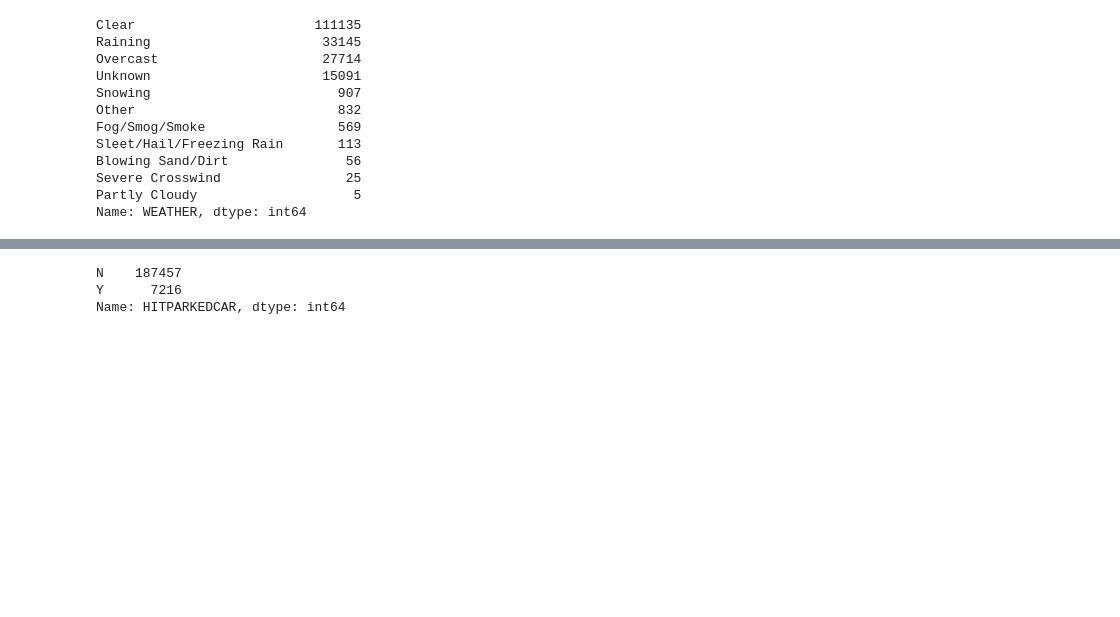
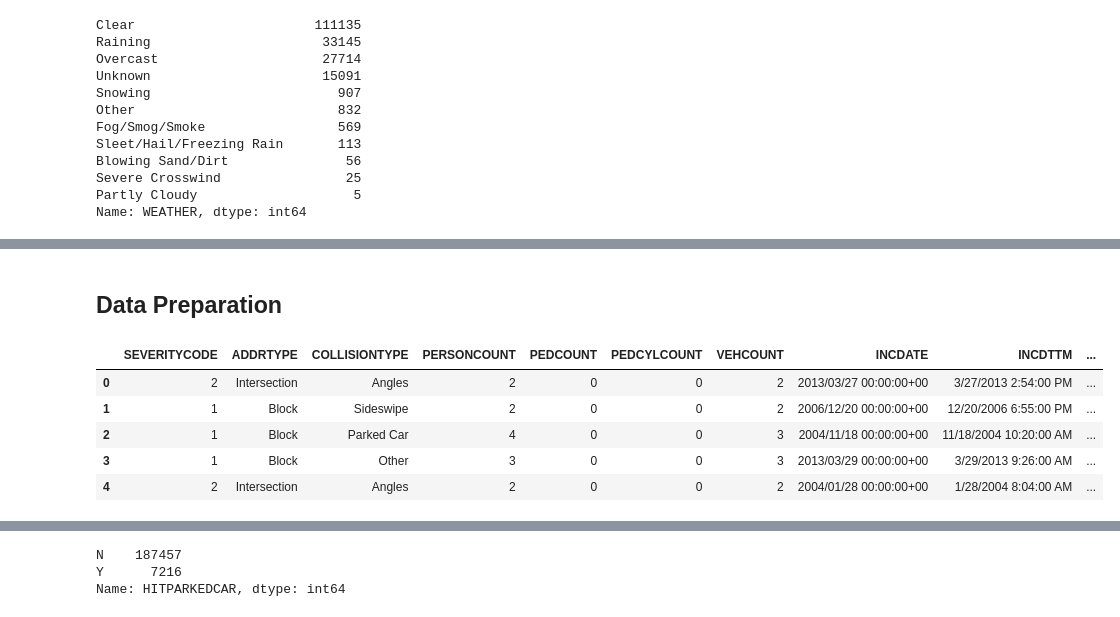
Before and after one commit to Carlosriosch/Coursera_Capstone, a Jupyter notebook: report.ipynb, the cells around one changed output, grey strips where cells are left out. Drawn from its saved outputs; the diff is of its cells as text; code cells hidden in the pictures; blank space fills up the shorter version.

```diff
--- a/report.ipynb
+++ b/report.ipynb
@@ -188,0 +227,15 @@ collision.
+# %% [markdown]
+## Data Preparation
+# %%
+NO_REVELANT=['OBJECTID', 'INCKEY', 'COLDETKEY', 'REPORTNO', 'EXCEPTRSNCODE', 'SEVERITYCODE.1', 'ST_COLCODE', 'SEGLANEKEY', 'CROSSWALKKEY', 'HITPARKEDCAR','SEVERITYDESC', 'X', 'Y', 'LOCATION'] #I used X,Y and i don´t need those any more!
+MAYBE_RELEVANT=['STATUS', 'INTKEY', 'EXCEPTRSNDESC', 'PEDROWNOTGRNT', 'SPEEDING']
+REVELANT=['SEVERITYCODE', 'ADDRTYPE', 'COLLISIONTYPE', 'PERSONCOUNT', 'PEDCOUNT', 'PEDCYLCOUNT', 'VEHCOUNT', 'INCDATE', 'INCDTTM', 'JUNCTIONTYPE', 'SDOT_COLCODE', 'SDOT_COLDESC', 'UNDERINFL', 'WEATHER', 'ROADCOND', 'LIGHTCOND']
+# %%
+df[REVELANT].head()
+# %% [output]
+|  | SEVERITYCODE | ADDRTYPE | COLLISIONTYPE | PERSONCOUNT | PEDCOUNT | PEDCYLCOUNT | VEHCOUNT | INCDATE | INCDTTM | ... |
+| 0 | 2 | Intersection | Angles | 2 | 0 | 0 | 2 | 2013/03/27 00:00:00+00 | 3/27/2013 2:54:00 PM | ... |
+| 1 | 1 | Block | Sideswipe | 2 | 0 | 0 | 2 | 2006/12/20 00:00:00+00 | 12/20/2006 6:55:00 PM | ... |
+| 2 | 1 | Block | Parked Car | 4 | 0 | 0 | 3 | 2004/11/18 00:00:00+00 | 11/18/2004 10:20:00 AM | ... |
+| 3 | 1 | Block | Other | 3 | 0 | 0 | 3 | 2013/03/29 00:00:00+00 | 3/29/2013 9:26:00 AM | ... |
+| 4 | 2 | Intersection | Angles | 2 | 0 | 0 | 2 | 2004/01/28 00:00:00+00 | 1/28/2004 8:04:00 AM | ... |
```
Also changed, not shown: parts of 49 cells of this notebook, 8 other files.
